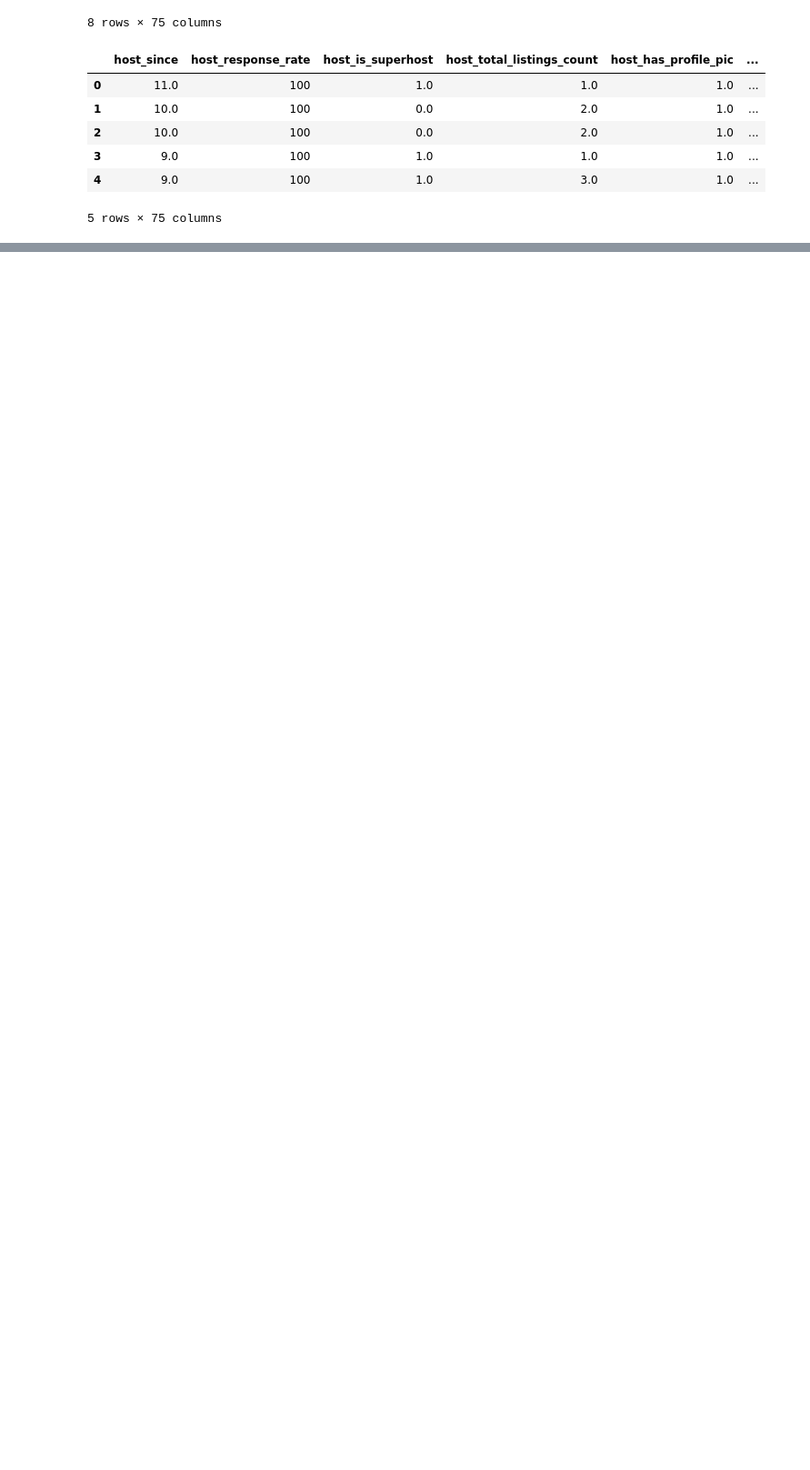
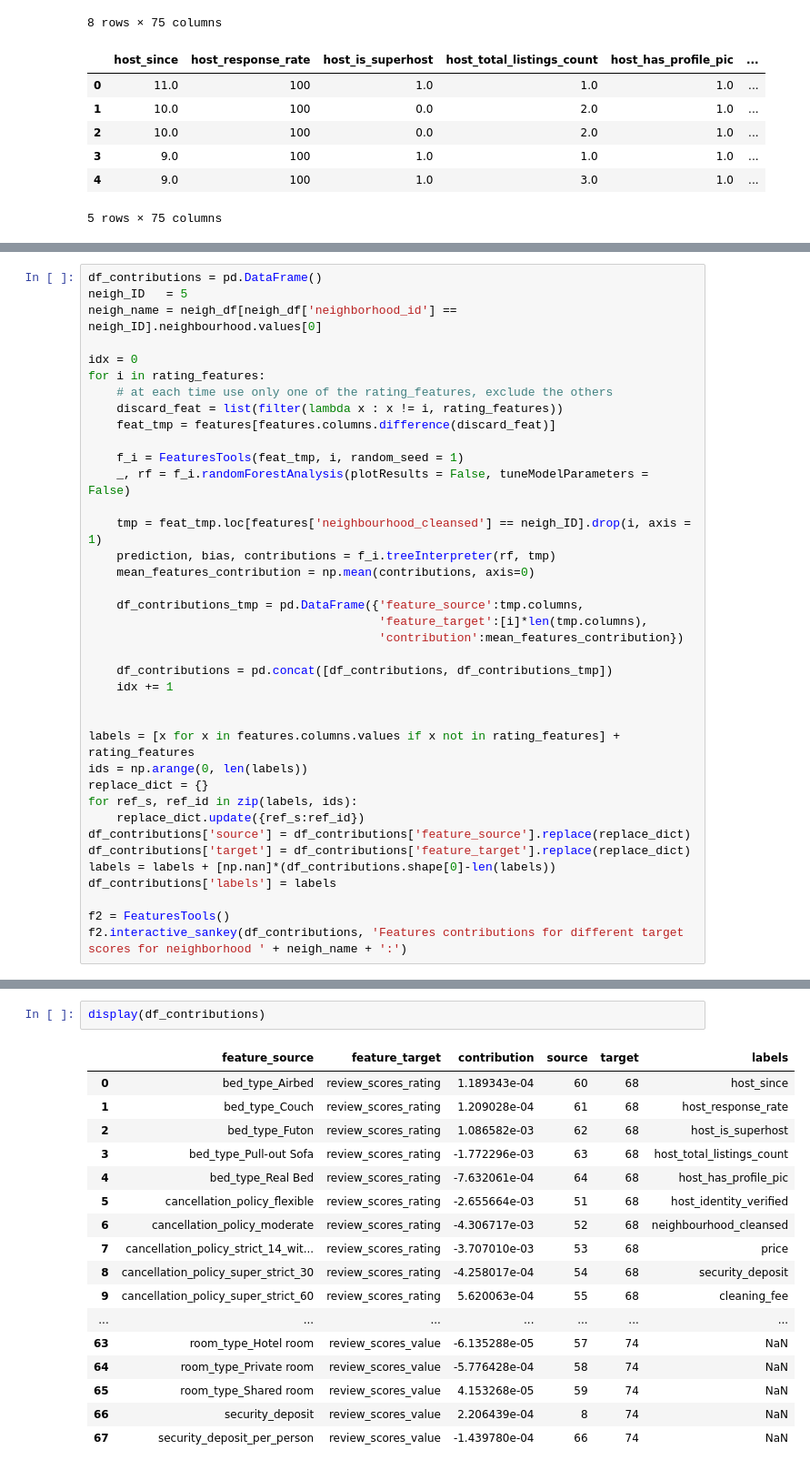
Before and after one commit to vonalven/airbnb_ada_project, a Jupyter notebook: FeaturesToolsClass.ipynb, the cells around one changed output, grey strips where cells are left out. Shown at 91% size. Cells and saved outputs as stored; diff of their text form; blank space fills up the shorter version.

```diff
--- a/FeaturesToolsClass.ipynb
+++ b/FeaturesToolsClass.ipynb
@@ -499,0 +598,38 @@ Accuracy:               95.280000%
+# %%
+df_contributions = pd.DataFrame()
+neigh_ID   = 5
+neigh_name = neigh_df[neigh_df['neighborhood_id'] == neigh_ID].neighbourhood.values[0]
+
+idx = 0
+for i in rating_features:
+    # at each time use only one of the rating_features, exclude the others
+    discard_feat = list(filter(lambda x : x != i, rating_features))
+    feat_tmp = features[features.columns.difference(discard_feat)]
+
+    f_i = FeaturesTools(feat_tmp, i, random_seed = 1)
+    _, rf = f_i.randomForestAnalysis(plotResults = False, tuneModelParameters = False)
+
+    tmp = feat_tmp.loc[features['neighbourhood_cleansed'] == neigh_ID].drop(i, axis = 1)
+    prediction, bias, contributions = f_i.treeInterpreter(rf, tmp)
+    mean_features_contribution = np.mean(contributions, axis=0)
+
+    df_contributions_tmp = pd.DataFrame({'feature_source':tmp.columns,
+                                         'feature_target':[i]*len(tmp.columns),
+                                         'contribution':mean_features_contribution})
+
+    df_contributions = pd.concat([df_contributions, df_contributions_tmp])
+    idx += 1
+
+
+labels = [x for x in features.columns.values if x not in rating_features] + rating_features
+ids = np.arange(0, len(labels))
+replace_dict = {}
+for ref_s, ref_id in zip(labels, ids):
+    replace_dict.update({ref_s:ref_id})
+df_contributions['source'] = df_contributions['feature_source'].replace(replace_dict)
+df_contributions['target'] = df_contributions['feature_target'].replace(replace_dict)
+labels = labels + [np.nan]*(df_contributions.shape[0]-len(labels))
+df_contributions['labels'] = labels
+
+f2 = FeaturesTools()
+f2.interactive_sankey(df_contributions, 'Features contributions for different target scores for neighborhood ' + neigh_name + ':')
@@ -499,0 +662,20 @@ Accuracy:               95.280000%
+# %%
+display(df_contributions)
+# %% [output]
+|  | feature_source | feature_target | contribution | source | target | labels |
+| 0 | bed_type_Airbed | review_scores_rating | 1.189343e-04 | 60 | 68 | host_since |
+| 1 | bed_type_Couch | review_scores_rating | 1.209028e-04 | 61 | 68 | host_response_rate |
+| 2 | bed_type_Futon | review_scores_rating | 1.086582e-03 | 62 | 68 | host_is_superhost |
+| 3 | bed_type_Pull-out Sofa | review_scores_rating | -1.772296e-03 | 63 | 68 | host_total_listings_count |
+| 4 | bed_type_Real Bed | review_scores_rating | -7.632061e-04 | 64 | 68 | host_has_profile_pic |
+| 5 | cancellation_policy_flexible | review_scores_rating | -2.655664e-03 | 51 | 68 | host_identity_verified |
+| 6 | cancellation_policy_moderate | review_scores_rating | -4.306717e-03 | 52 | 68 | neighbourhood_cleansed |
+| 7 | cancellation_policy_strict_14_wit... | review_scores_rating | -3.707010e-03 | 53 | 68 | price |
+| 8 | cancellation_policy_super_strict_30 | review_scores_rating | -4.258017e-04 | 54 | 68 | security_deposit |
+| 9 | cancellation_policy_super_strict_60 | review_scores_rating | 5.620063e-04 | 55 | 68 | cleaning_fee |
+| ... | ... | ... | ... | ... | ... | ... |
+| 63 | room_type_Hotel room | review_scores_value | -6.135288e-05 | 57 | 74 | NaN |
+| 64 | room_type_Private room | review_scores_value | -5.776428e-04 | 58 | 74 | NaN |
+| 65 | room_type_Shared room | review_scores_value | 4.153268e-05 | 59 | 74 | NaN |
+| 66 | security_deposit | review_scores_value | 2.206439e-04 | 8 | 74 | NaN |
+| 67 | security_deposit_per_person | review_scores_value | -1.439780e-04 | 66 | 74 | NaN |
```
Also changed, not shown: parts of 7 cells of this notebook, 1 other file.
